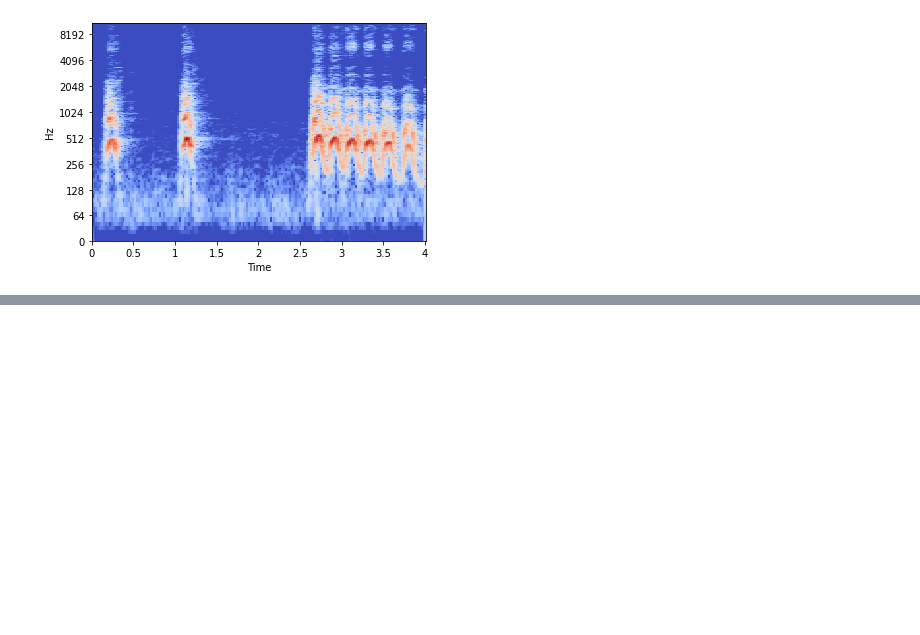
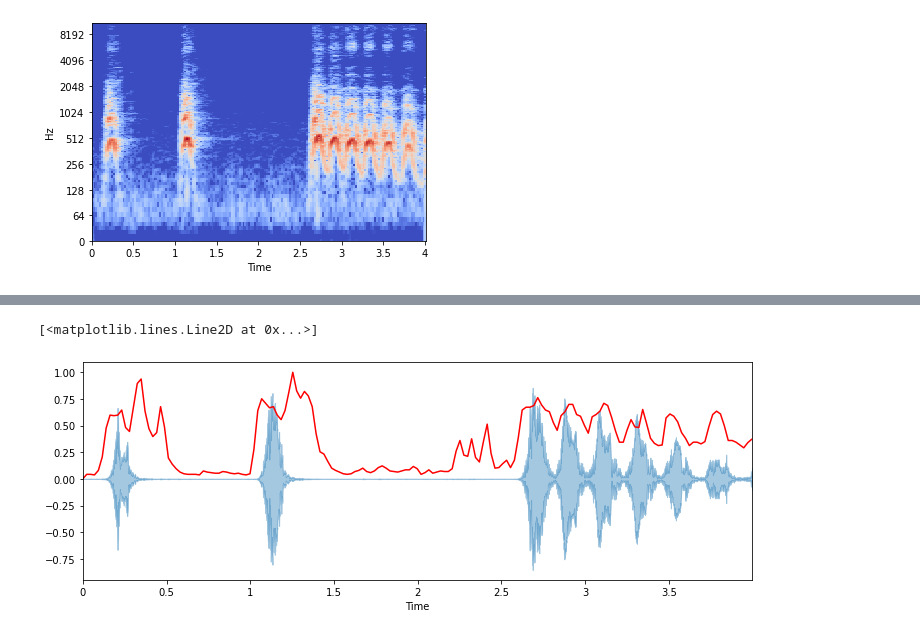
Before and after one commit to NotaCSstudent/UrbanSoundDetection, a Jupyter notebook: urban-soundml.ipynb, the cells around one changed output, grey strips where cells are left out. Cells and saved outputs as stored; diff of their text form; code cells hidden in the pictures; blank space fills up the shorter version.

```diff
--- a/urban-soundml.ipynb
+++ b/urban-soundml.ipynb
@@ -53,0 +71,8 @@ librosa.display.specshow(Xdb, sr=sr, x_axis='time', y_axis='log')
+# %%
+spectral_rolloff = librosa.feature.spectral_rolloff(x+0.01, sr=sr)[0]
+plt.figure(figsize=(12, 4))
+librosa.display.waveplot(x, sr=sr, alpha=0.4)
+plt.plot(t, normalize(spectral_rolloff), color='r')
+# %% [output]
+[<matplotlib.lines.Line2D at 0x...>]
+[figure, added]
```
Also changed, not shown: parts of 6 cells of this notebook.
